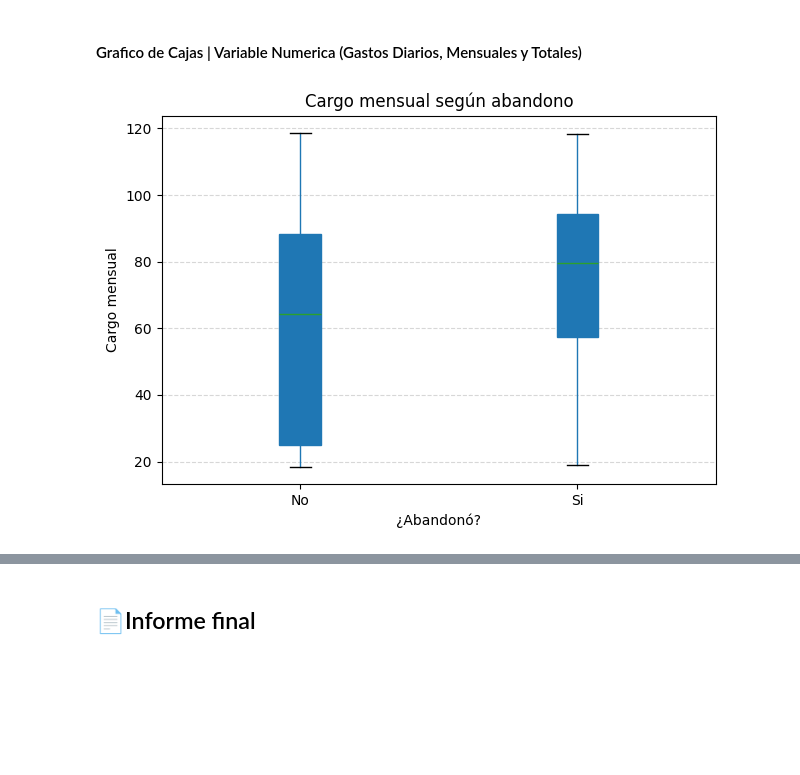
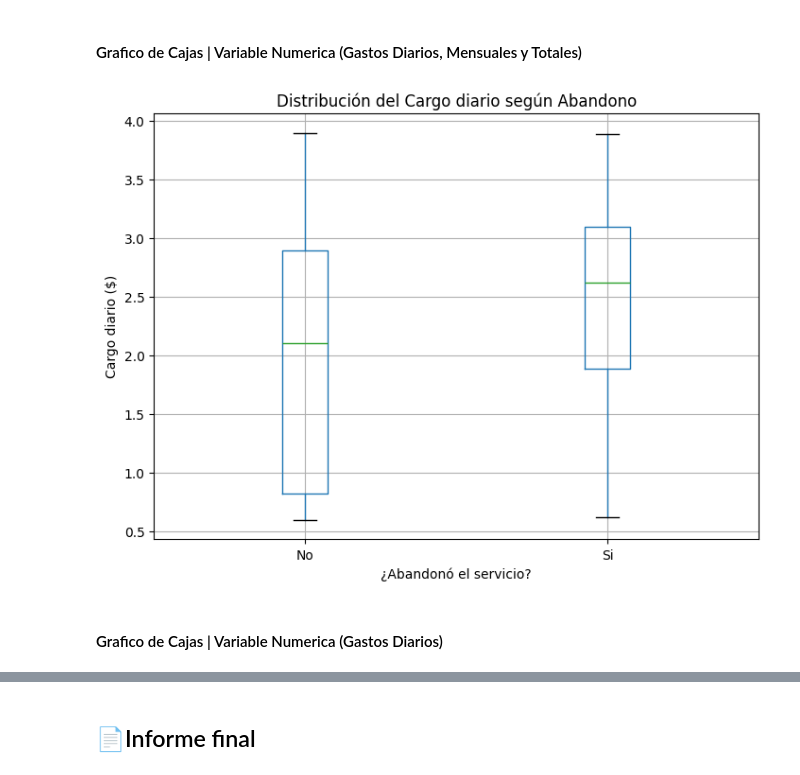
Before and after one commit to MigXDev/CS_Datos_I_DESAFIO_2, a Jupyter notebook: challenge2-data-science-LATAM-main/TelecomX_LATAM.ipynb, the cells around one changed output, grey strips where cells are left out. Drawn from its saved outputs; the diff is of its cells as text; code cells hidden in the pictures; blank space fills up the shorter version.

Commit message:
En proceso | Graficos con variable numerica

```diff
--- a/challenge2-data-science-LATAM-main/TelecomX_LATAM.ipynb
+++ b/challenge2-data-science-LATAM-main/TelecomX_LATAM.ipynb
@@ -2108,0 +2137,29 @@ meses_antiguedad_bin
+# %%
+# Binning cada 6 meses
+bins = [0, 6, 12, 18, 24, 30, 36, 42, 48, 54, 60, 66, 72]
+labels = ['0-6', '7-12', '13-18','19-24','25-30','31-36','37-42','43-48','49-54','55-60','61-66','67-72']
+df_Datos_Traducidos['segmento_antiguedad'] = pd.cut(
+    df_Datos_Traducidos['meses_antiguedad'],
+    bins=bins,
+    labels=labels,
+    include_lowest=True
+)
+
+# Agrupamos
+abandono_por_antiguedad = df_Datos_Traducidos.groupby(['segmento_antiguedad', 'abandono_cliente']).size().unstack()
+
+# Graficamos
+fig, ax = plt.subplots(figsize=(10, 5))
+abandono_por_antiguedad.plot(kind='line', marker='o', ax=ax)
+
+# Etiquetas completas en eje X
+ax.set_xticks(range(len(labels)))
+ax.set_xticklabels(labels)
+
+plt.title('Clientes según abandono y antigüedad (6 meses por grupo)')
+plt.xlabel('Segmento de antigüedad')
+plt.ylabel('Cantidad de clientes')
+plt.grid(True, linestyle='--', alpha=0.6)
+plt.legend(['Clientes Activos', 'Clientes Inactivos'],title='Estado de Clientes', title_fontsize= 10, loc='lower left', labelcolor='grey',numpoints=6, frameon=True, alignment='left')
+plt.tight_layout()
+plt.show()
@@ -2109,13 +2168,16 @@ meses_antiguedad_bin
 # %% [markdown]
 #### Grafico de Cajas | Variable Numerica (Gastos Diarios, Mensuales y Totales)
 # %%
-df_Datos_Traducidos.boxplot(column='cargo.mensual', by='abandono_cliente', grid=False, patch_artist=True)
-plt.title('Cargo mensual según abandono')
+# Boxplot para cargo.diario
+fig, ax = plt.subplots(figsize=(8,6))
+df_Datos_Traducidos.boxplot(column='cargo.diario', by='abandono_cliente', ax=ax)
+plt.title('Distribución del Cargo diario según Abandono')
 plt.suptitle('')
-plt.xlabel('¿Abandonó?')
-plt.ylabel('Cargo mensual')
-plt.grid(axis='y', linestyle='--', alpha=0.5)
-plt.tight_layout()
+plt.xlabel('¿Abandonó el servicio?')
+plt.ylabel('Cargo diario ($)')
+plt.grid(True)
 plt.show()
 # %% [output]
-[figure, old version]
+[figure, new version]
+# %% [markdown]
+#### Grafico de Cajas | Variable Numerica (Gastos Diarios)
```
Also changed, not shown: parts of 33 cells of this notebook.
